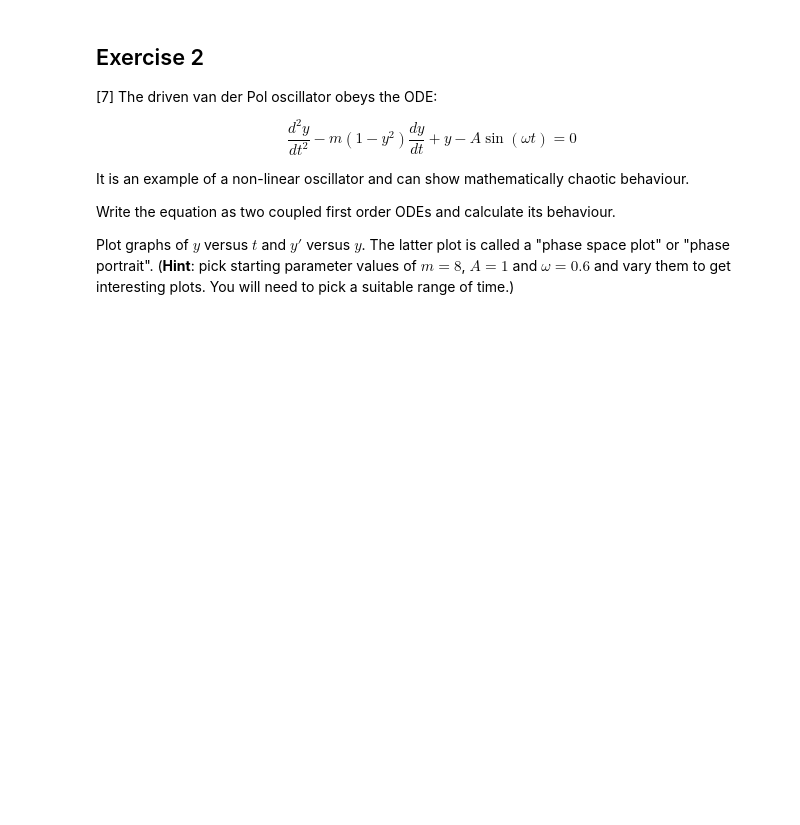
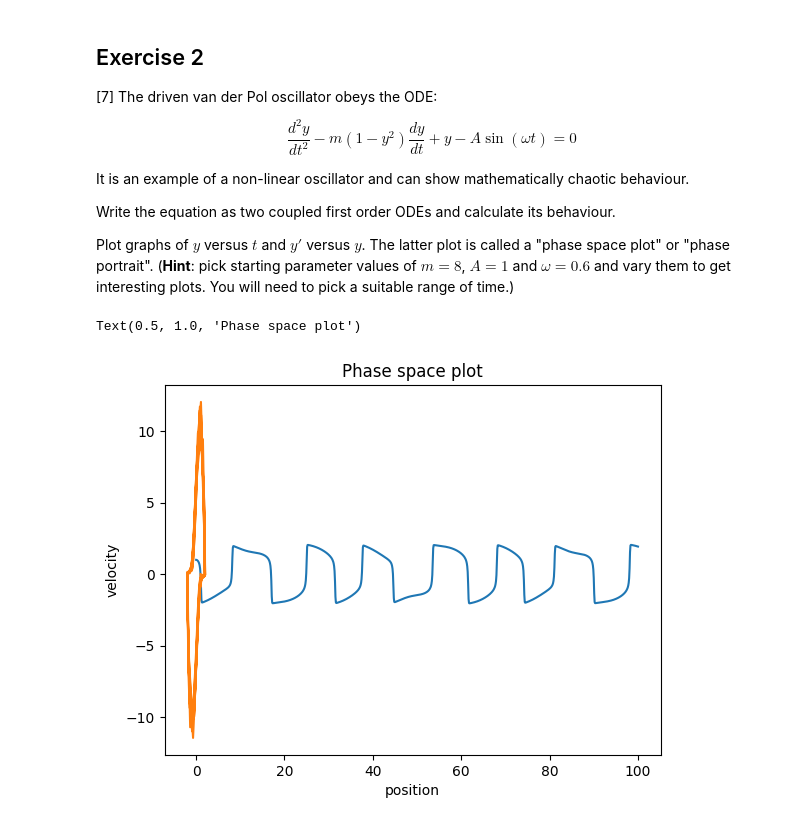
Before and after one commit to PX2145-2025/week-8-b-Whittle-Keenan, a Jupyter notebook: ODEs.ipynb, the cells around one changed output. Drawn from its saved outputs; the diff is of its cells as text; code cells hidden in the pictures; blank space fills up the shorter version.

```diff
--- a/ODEs.ipynb
+++ b/ODEs.ipynb
@@ -377,3 +377,41 @@ Write the equation as two coupled first order ODEs and calculate its behaviour.
 
 Plot graphs of $y$ versus $t$ and $y'$ versus $y$. The latter plot is called a "phase space plot" or "phase portrait".
 (**Hint**: pick starting parameter values of $m = 8$, $A = 1$ and $\omega = 0.6$ and vary them to get interesting plots. You will need to pick a suitable range of time.)
+# %%
+# Define the parameters
+m = 8
+A = 1
+w = 0.6
+t = np.linspace(0,100,1000)
+
+# I.C
+y0 = 1
+v0 = 0
+
+# van der Pol function
+def van_der_Pol(Y, t, m, A, w):
+  y, v = Y
+  dy = v
+  dv = m*(1-y**2)*v - y + A*np.sin(w*t)
+  return [dy, dv]
+
+# Solutions
+Y = odeint(van_der_Pol, [y0, v0], t, args=(m,A,w))
+y = Y[:,0]
+v = Y[:,1]
+
+# Plotting y vs t
+plt.plot(t,y)
+plt.xlabel('time')
+plt.ylabel('position')
+plt.title('van der Pol oscillator')
+
+# Plotting y vs dy
+plt.plot(y,v)
+plt.xlabel('position')
+plt.ylabel('velocity')
+plt.title('Phase space plot')
+#
+# %% [output]
+Text(0.5, 1.0, 'Phase space plot')
+[figure, added]
```
Also changed, not shown: parts of 1 cell of this notebook.
